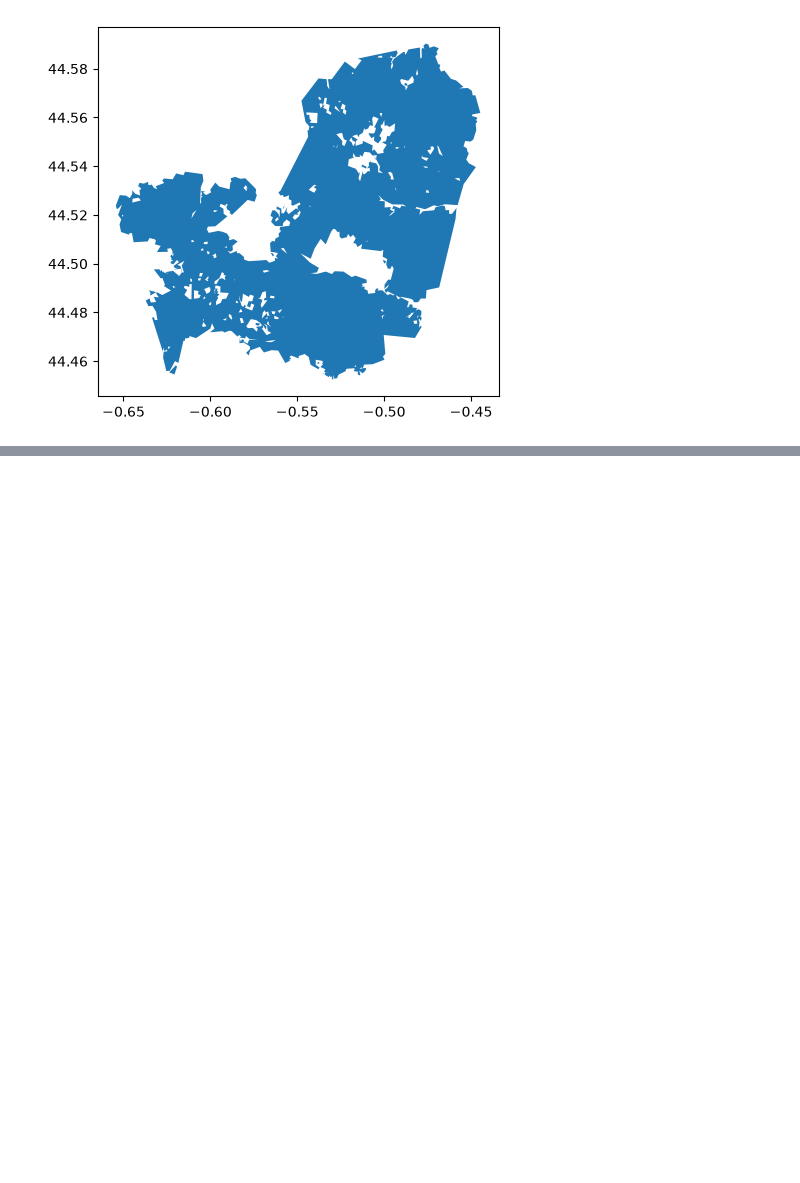
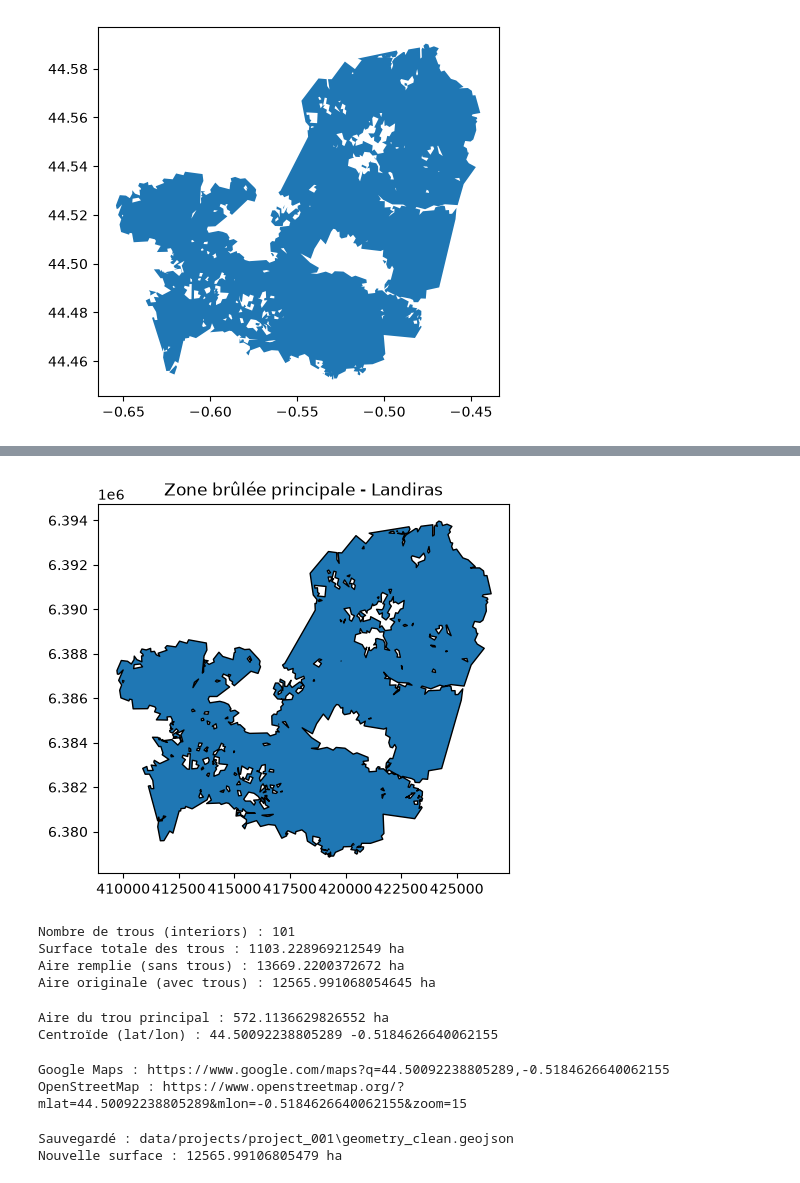
Before and after one commit to Stupnikjs/geo-sylv, a Jupyter notebook: notebook.ipynb, the cells around one changed output, grey strips where cells are left out. Cells and saved outputs as stored; diff of their text form; code cells hidden in the pictures; blank space fills up the shorter version.

```diff
--- a/notebook.ipynb
+++ b/notebook.ipynb
@@ -4,5 +4,7 @@ import geopandas as gpd
 # python -m ipykernel install --user --name geo-sylv --display-name "Python (geo-sylv)"
 
 project = gpd.read_file("data/projects/project_001/geometry.geojson")
-project
+project = project.to_crs(epsg=2154)
+area_ha = project.geometry.area / 10000
+print(area_ha)
 # %% [output]
@@ -23,0 +18,4 @@ catalog = pystac_client.Client.open(
+# %%
+geom = project.geometry.iloc[0]
+print(type(geom))
+print(len(geom.geoms))
@@ -23,0 +43,65 @@ catalog = pystac_client.Client.open(
+# %%
+import matplotlib.pyplot as plt
+from shapely.geometry import Polygon
+
+# on récupère le polygone principal (celui avec l'aire max)
+main_poly = geom.geoms[5]
+
+gpd.GeoSeries([main_poly], crs="EPSG:2154").plot(edgecolor="black")
+plt.title("Zone brûlée principale - Landiras")
+plt.show()
+# %% [output]
+[figure, added]
+# %%
+print("Nombre de trous (interiors) :", len(main_poly.interiors))
+
+# surface totale des trous
+from shapely.geometry import Polygon
+
+holes_area = sum(Polygon(ring).area for ring in main_poly.interiors) / 10_000
+print("Surface totale des trous :", holes_area, "ha")
+
+main_poly_filled = Polygon(main_poly.exterior)
+
+print("Aire remplie (sans trous) :", main_poly_filled.area / 10_000, "ha")
+print("Aire originale (avec trous) :", main_poly.area / 10_000, "ha")
+# %% [output]
+Nombre de trous (interiors) : 101
+Surface totale des trous : 1103.228969212549 ha
+Aire remplie (sans trous) : 13669.2200372672 ha
+Aire originale (avec trous) : 12565.991068054645 ha
+# %%
+# on isole le trou principal (le plus grand)
+hole_areas = [Polygon(ring).area for ring in main_poly.interiors]
+main_hole = Polygon(main_poly.interiors[hole_areas.index(max(hole_areas))])
+
+print("Aire du trou principal :", main_hole.area / 10_000, "ha")
+
+# centroïde en Lambert-93, puis reprojeté en lat/lon pour le lire facilement
+centroid_lambert = gpd.GeoSeries([main_hole.centroid], crs="EPSG:2154")
+centroid_wgs84 = centroid_lambert.to_crs(epsg=4326)
+print("Centroïde (lat/lon) :", centroid_wgs84.iloc[0].y, centroid_wgs84.iloc[0].x)
+# %% [output]
+Aire du trou principal : 572.1136629826552 ha
+Centroïde (lat/lon) : 44.50092238805289 -0.5184626640062155
+# %%
+lat, lon = centroid_wgs84.iloc[0].y, centroid_wgs84.iloc[0].x
+print(f"Google Maps : https://www.google.com/maps?q={lat},{lon}")
+print(f"OpenStreetMap : https://www.openstreetmap.org/?mlat={lat}&mlon={lon}&zoom=15")
+# %% [output]
+Google Maps : https://www.google.com/maps?q=44.50092238805289,-0.5184626640062155
+OpenStreetMap : https://www.openstreetmap.org/?mlat=44.50092238805289&mlon=-0.5184626640062155&zoom=15
+# %%
+import os
+
+clean_gdf = gpd.GeoDataFrame(geometry=[main_poly], crs="EPSG:2154").to_crs(epsg=4326)
+
+out_dir = "data/projects/project_001"
+os.makedirs(out_dir, exist_ok=True)
+clean_gdf.to_file(os.path.join(out_dir, "geometry_clean.geojson"), driver="GeoJSON")
+
+print("Sauvegardé :", os.path.join(out_dir, "geometry_clean.geojson"))
+print("Nouvelle surface :", clean_gdf.to_crs(epsg=2154).geometry.area.sum() / 10_000, "ha")
+# %% [output]
+Sauvegardé : data/projects/project_001\geometry_clean.geojson
+Nouvelle surface : 12565.99106805479 ha
```
Also changed, not shown: parts of 4 cells of this notebook, 4 other files.
